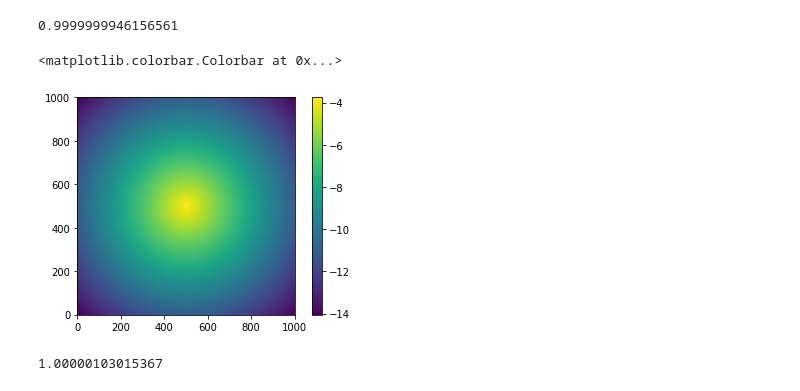
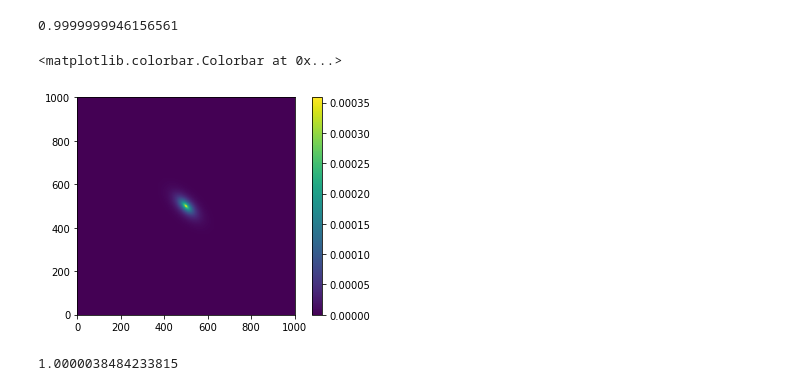
Before and after one commit to Keck-FOBOS/enyo, a Jupyter notebook: notebooks/OnSky.ipynb, the cells around one changed output. Cells and saved outputs as stored; diff of their text form; code cells hidden in the pictures.

```diff
--- a/notebooks/OnSky.ipynb
+++ b/notebooks/OnSky.ipynb
@@ -14,14 +14,15 @@ numpy.sum(t.data)
 # %% [output]
 0.9999999946156561
 # %%
-t = OnSkySersic(1.0, 50, 1, unity_integral=True, sampling=1, size=1000)
+galaxy = source.OnSkySersic(1.0, 50, 1, ellipticity=0.5, position_angle=45,
+                            unity_integral=True, sampling=1, size=1000)
 # %%
-pyplot.imshow(numpy.log10(t.data), origin='lower', interpolation='nearest')
+pyplot.imshow(galaxy.data, origin='lower', interpolation='nearest')
 pyplot.colorbar()
 # %% [output]
 <matplotlib.colorbar.Colorbar at 0x...>
-[figure, old version]
+[figure, new version]
 # %%
-numpy.sum(t.data)
+numpy.sum(galaxy.data)
 # %% [output]
-1.00000103015367
+1.0000038484233815
```
Also changed, not shown: parts of 11 cells of this notebook, 6 other files.
